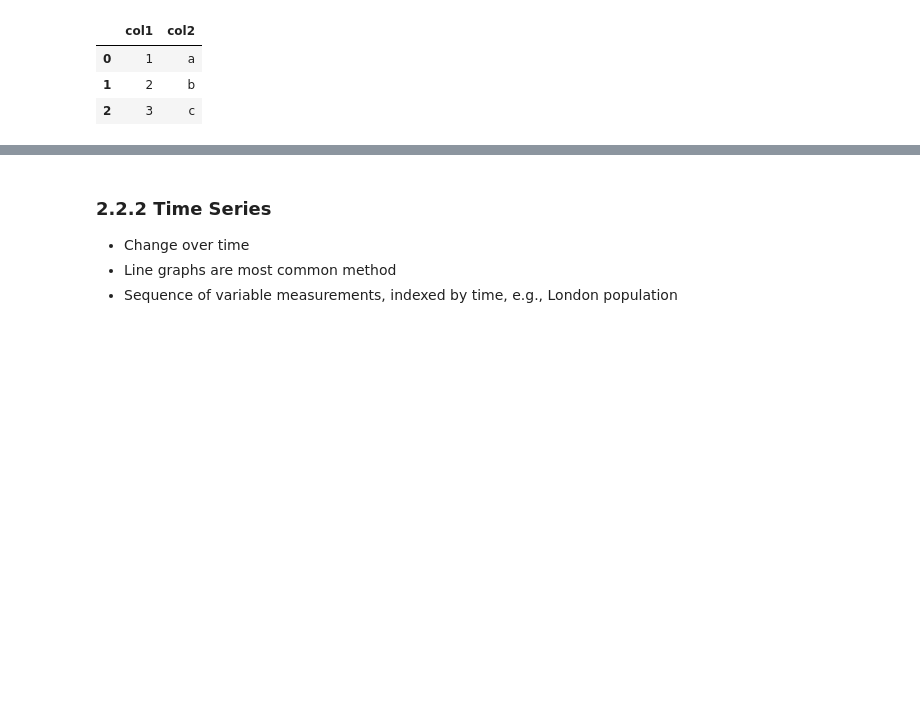
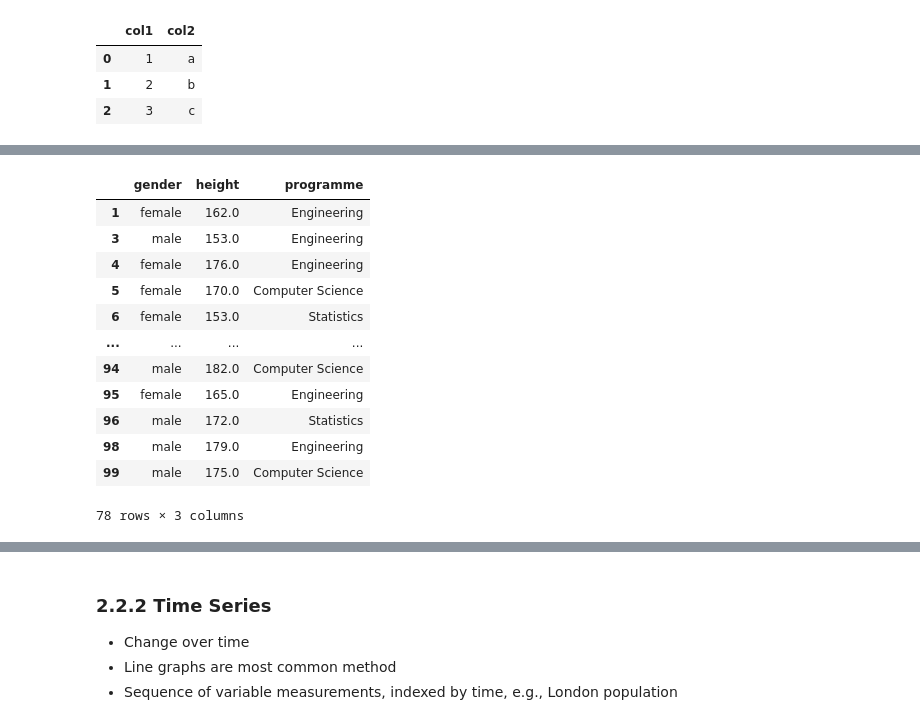
Before and after one commit to Mesterlol101/SIM-UOL, a Jupyter notebook: Y3S1/CM3005 - Data Science/Topic 2 - Data Processing/Topic02_3.ipynb, the cells around one changed output, grey strips where cells are left out. Cells and saved outputs as stored; diff of their text form; code cells hidden in the pictures; blank space fills up the shorter version.

```diff
--- a/Y3S1/CM3005 - Data Science/Topic 2 - Data Processing/Topic02_3.ipynb
+++ b/Y3S1/CM3005 - Data Science/Topic 2 - Data Processing/Topic02_3.ipynb
@@ -192,0 +500,17 @@ File saved.
+# %%
+# Drop rows with missing values
+df.dropna()
+# %% [output]
+|  | gender | height | programme |
+| 1 | female | 162.0 | Engineering |
+| 3 | male | 153.0 | Engineering |
+| 4 | female | 176.0 | Engineering |
+| 5 | female | 170.0 | Computer Science |
+| 6 | female | 153.0 | Statistics |
+| ... | ... | ... | ... |
+| 94 | male | 182.0 | Computer Science |
+| 95 | female | 165.0 | Engineering |
+| 96 | male | 172.0 | Statistics |
+| 98 | male | 179.0 | Engineering |
+| 99 | male | 175.0 | Computer Science |
+78 rows × 3 columns
```
Also changed, not shown: parts of 41 cells of this notebook, 12 other files.
